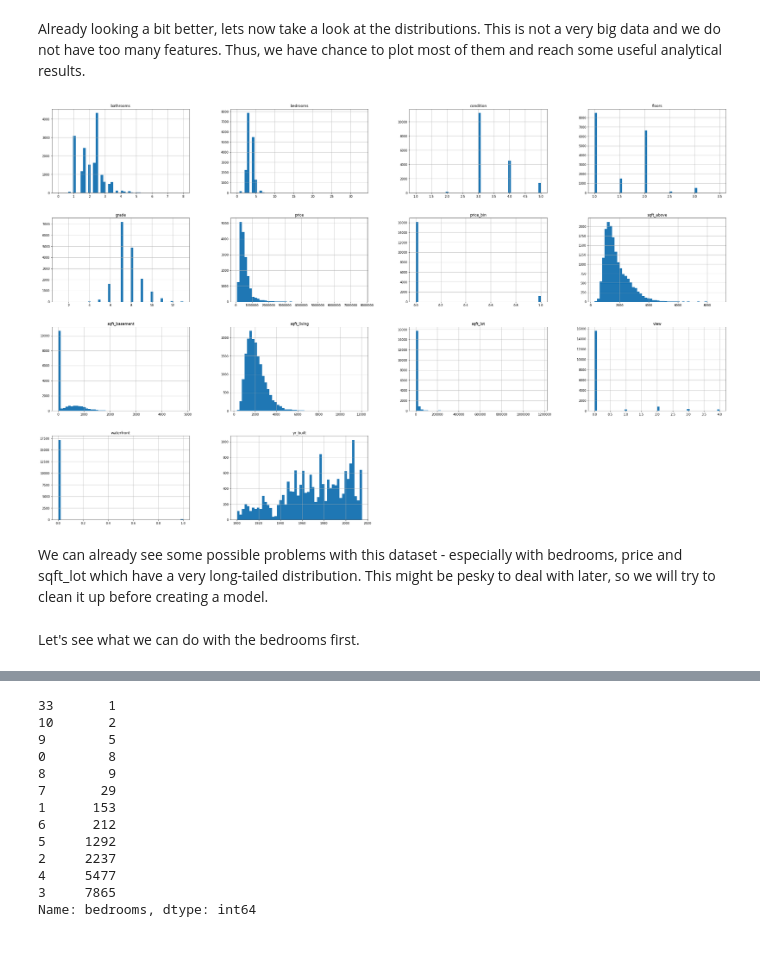
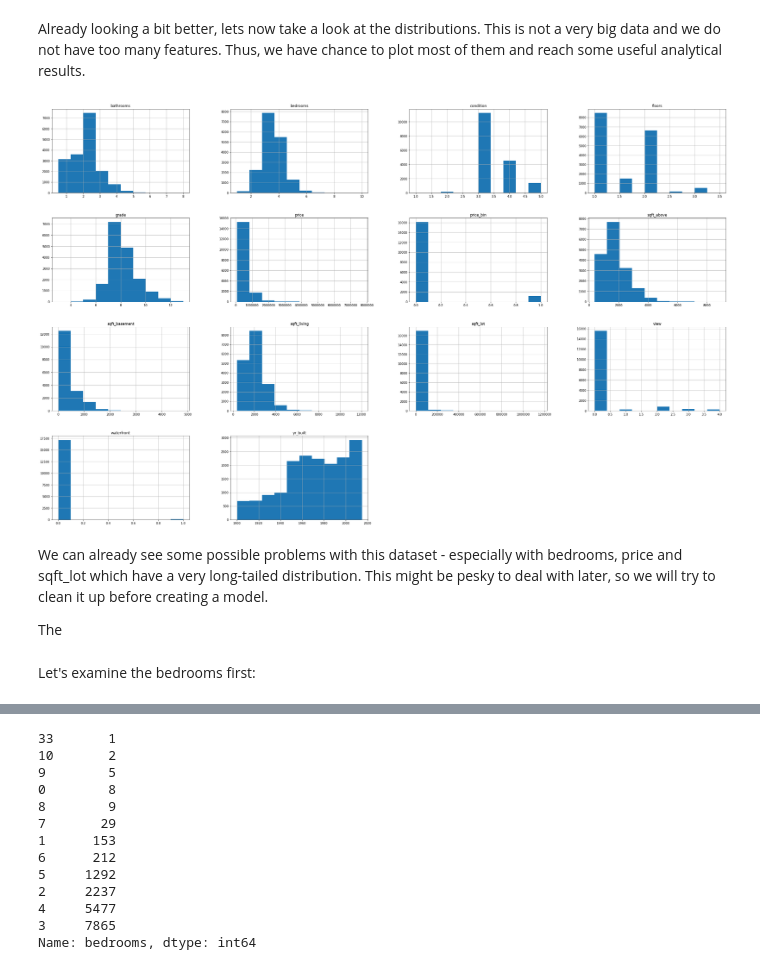
Before and after one commit to PabloOb/housing_seattle, a Jupyter notebook: analysis.ipynb, the cells around one changed output, grey strips where cells are left out. Saved outputs shown, nothing was run; the diff lists cells and outputs as text; code cells hidden in the pictures.

```diff
--- a/analysis.ipynb
+++ b/analysis.ipynb
@@ -151,10 +167,12 @@ housing = train_set.copy()
 # %% [markdown]
 Already looking a bit better, lets now take a look at the distributions. This is not a very big data and we do not have too many features. Thus, we have chance to plot most of them and reach some useful analytical results.
 # %%
-ax = housing.hist(bins=50, figsize=(40, 25))
+ax = housing.hist(figsize=(40, 25))
 # %% [output]
-[figure, old version]
+[figure, new version]
 # %% [markdown]
 We can already see some possible problems with this dataset - especially with bedrooms, price and sqft_lot which have a very long-tailed distribution. This might be pesky to deal with later, so we will try to clean it up before creating a model.
+
+The
 # %% [markdown]
-Let's see what we can do with the bedrooms first.
+Let's examine the bedrooms first:
```
Also changed, not shown: parts of 25 cells of this notebook.
